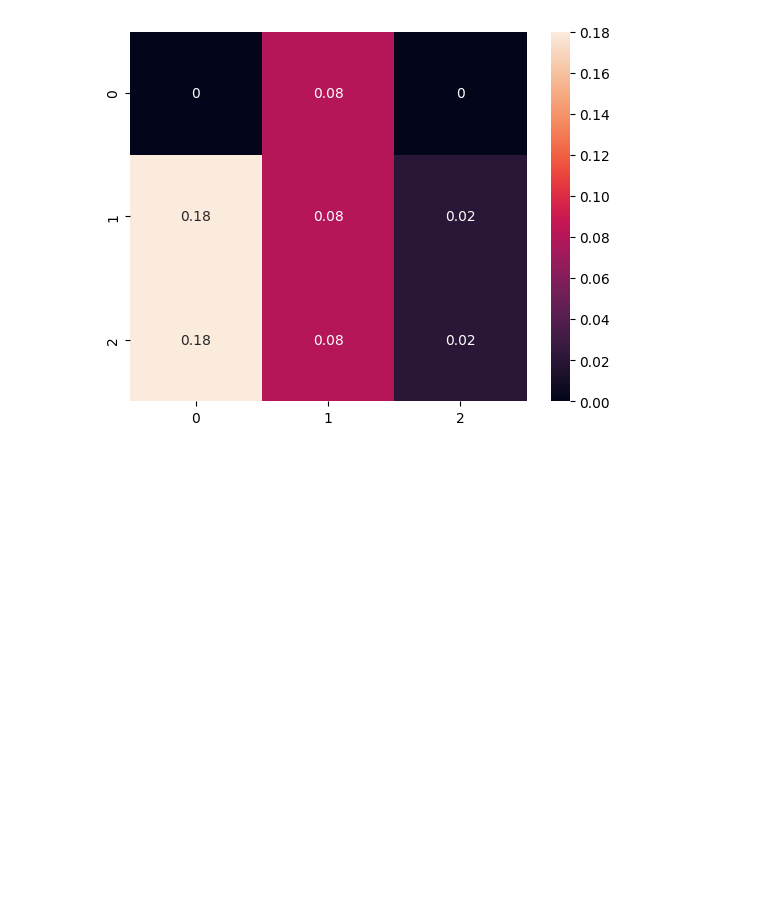
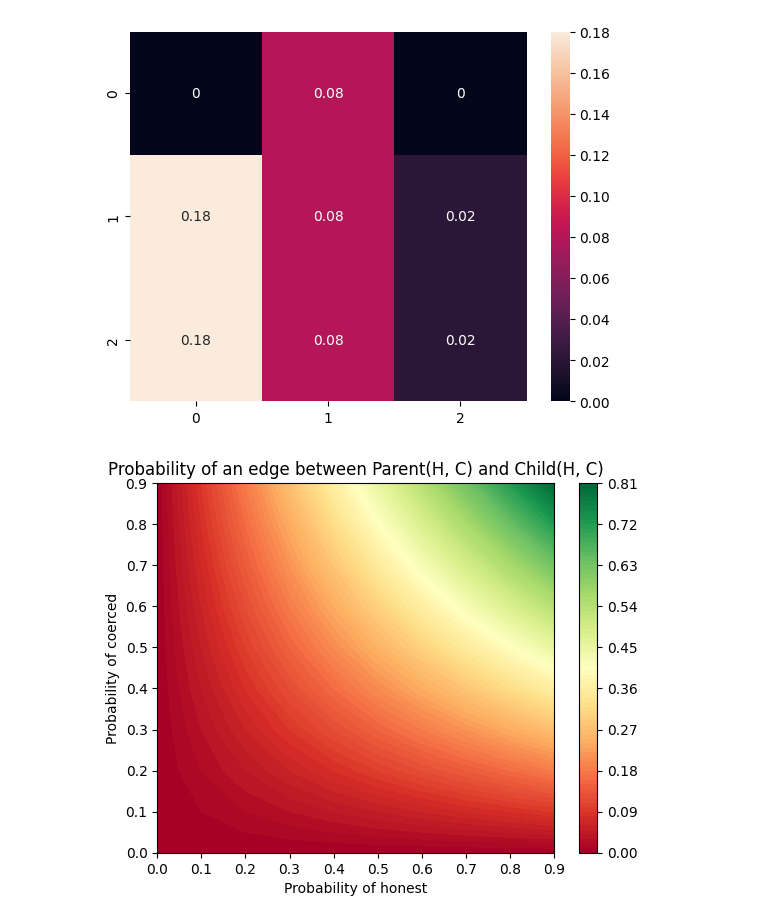
Before and after one commit to aidamanzano/TPoP-PGM, a Jupyter notebook: transition_matrix_viz.ipynb, the cells around one changed output. Saved outputs shown, nothing was run; the diff lists cells and outputs as text; code cells hidden in the pictures; blank space fills up the shorter version.

Commit message:
surface plot for honest edge connections

```diff
--- a/transition_matrix_viz.ipynb
+++ b/transition_matrix_viz.ipynb
@@ -34,3 +35,24 @@ sns.heatmap(Pp, annot=True)
 # %% [output]
 <AxesSubplot:>
 [figure]
+# %%
+fig = plt.figure()
+p_h = np.arange(0, 1, 0.1)
+p_c = np.arange(0, 1, 0.1)
+P_H, P_C = np.meshgrid(p_h, p_c)
+
+#Y = (P_H * P_C) * (P_H * (1 - P_C))
+Y = (P_H * P_C)
+#Y = (P_H * (1 - P_C))
+
+plt.contourf(P_H, P_C, Y, cmap='RdYlGn', levels = 100)
+plt.xlabel('Probability of honest')
+plt.ylabel('Probability of coerced')
+plt.title('Probability of an edge between Parent(H, C) and Child(H, C)')
+plt.colorbar()
+#fig.colorbar(cp)
+
+ax = fig.get_figure()
+#Matrix M entries m44, m34
+# %% [output]
+[figure, added]
```
Also changed, not shown: parts of 4 cells of this notebook, 1 other file.
